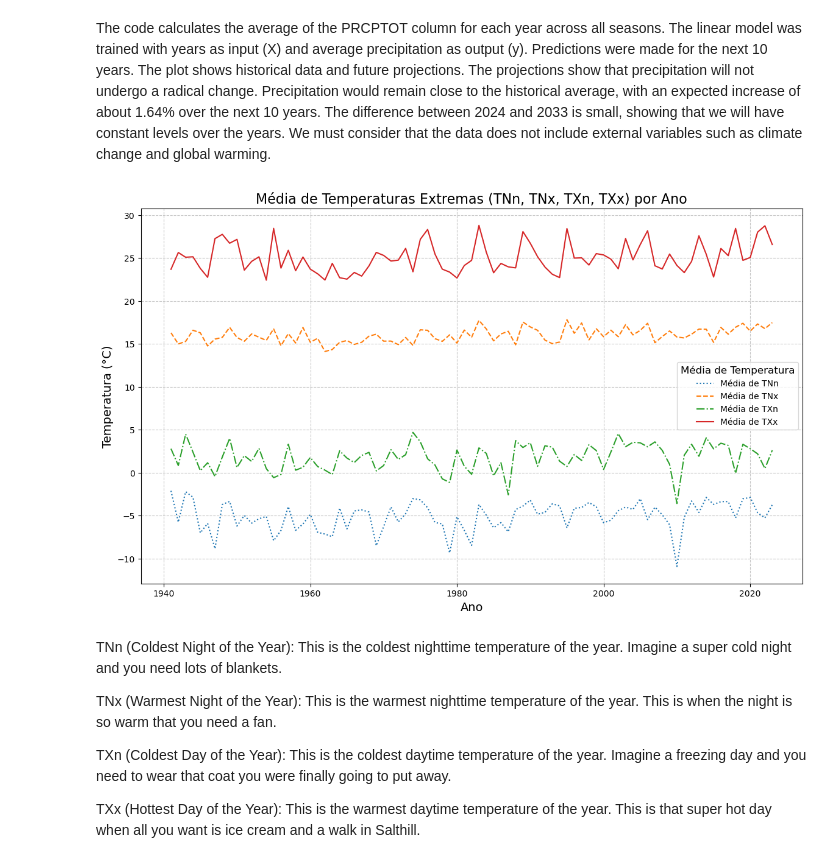
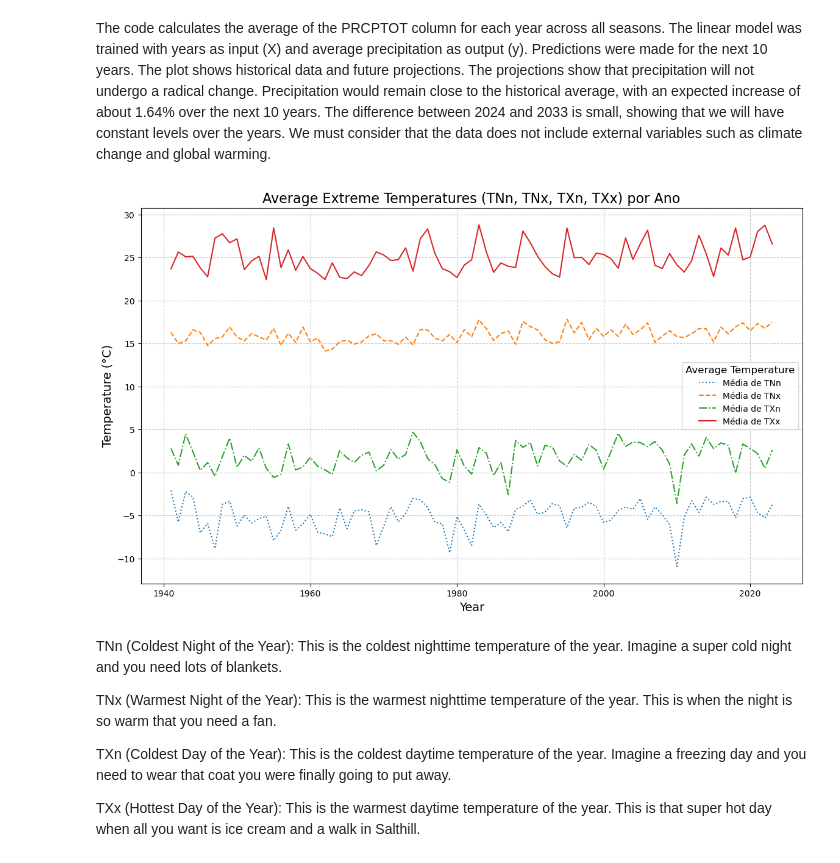
Before and after one commit to GabrielaDomiciano/PFDA_project, a Jupyter notebook: ireland_weather.ipynb, the cells around one changed output. Saved outputs shown, nothing was run; the diff lists cells and outputs as text; code cells hidden in the pictures.

```diff
--- a/ireland_weather.ipynb
+++ b/ireland_weather.ipynb
@@ -442,34 +416,27 @@ Projections for the coming years:
 # %% [markdown]
 The code calculates the average of the PRCPTOT column for each year across all seasons. The linear model was trained with years as input (X) and average precipitation as output (y). Predictions were made for the next 10 years. The plot shows historical data and future projections. The projections show that precipitation will not undergo a radical change. Precipitation would remain close to the historical average, with an expected increase of about 1.64% over the next 10 years. The difference between 2024 and 2033 is small, showing that we will have constant levels over the years. We must consider that the data does not include external variables such as climate change and global warming.
 # %%
+# Average Extreme Temperatures
+# Filter relevant columns
+columns_of_relevant = ['year', 'TNn', 'TNx', 'TXn', 'TXx']
+temperature_data = allyear_df[columns_of_relevant]
 
-# Filtrar as colunas relevantes para o gráfico
-columns_of_interest = ['year', 'TNn', 'TNx', 'TXn', 'TXx']
-temperature_data = allyear_df[columns_of_interest]
+# Calculate the average temperature for each year
+temperature_data = temperature_data.groupby('year').mean()
 
-# Calcular a média das temperaturas para cada ano
-mean_temperature_data = temperature_data.groupby('year').mean()
-
-# Configurar o gráfico
 plt.figure(figsize=(14, 8))
-
-# Plotar as séries de temperatura média
-plt.plot(mean_temperature_data.index, mean_temperature_data['TNn'], label='Média de TNn', linestyle='dotted')
-plt.plot(mean_temperature_data.index, mean_temperature_data['TNx'], label='Média de TNx', linestyle='dashed')
-plt.plot(mean_temperature_data.index, mean_temperature_data['TXn'], label='Média de TXn', linestyle='dashdot')
-plt.plot(mean_temperature_data.index, mean_temperature_data['TXx'], label='Média de TXx', linestyle='solid')
-
-# Configurações do gráfico
-plt.title("Média de Temperaturas Extremas (TNn, TNx, TXn, TXx) por Ano", fontsize=16)
-plt.xlabel("Ano", fontsize=14)
-plt.ylabel("Temperatura (°C)", fontsize=14)
-plt.legend(title="Média de Temperatura", fontsize=10, title_fontsize=12)
+plt.plot(temperature_data.index, temperature_data['TNn'], label='Média de TNn', linestyle='dotted')
+plt.plot(temperature_data.index, temperature_data['TNx'], label='Média de TNx', linestyle='dashed')
+plt.plot(temperature_data.index, temperature_data['TXn'], label='Média de TXn', linestyle='dashdot')
+plt.plot(temperature_data.index, temperature_data['TXx'], label='Média de TXx', linestyle='solid')
+plt.title("Average Extreme Temperatures (TNn, TNx, TXn, TXx) por Ano", fontsize=16)
+plt.xlabel("Year", fontsize=14)
+plt.ylabel("Temperature (°C)", fontsize=14)
+plt.legend(title="Average Temperature", fontsize=10, title_fontsize=12)
 plt.grid(visible=True, linestyle='--', alpha=0.7)
-
-# Exibir o gráfico
 plt.show()
 # %% [output]
-[figure, old version]
+[figure, new version]
 # %% [markdown]
 TNn (Coldest Night of the Year): This is the coldest nighttime temperature of the year. Imagine a super cold night and you need lots of blankets.
 
```
Also changed, not shown: parts of 28 cells of this notebook, 2 other files.
